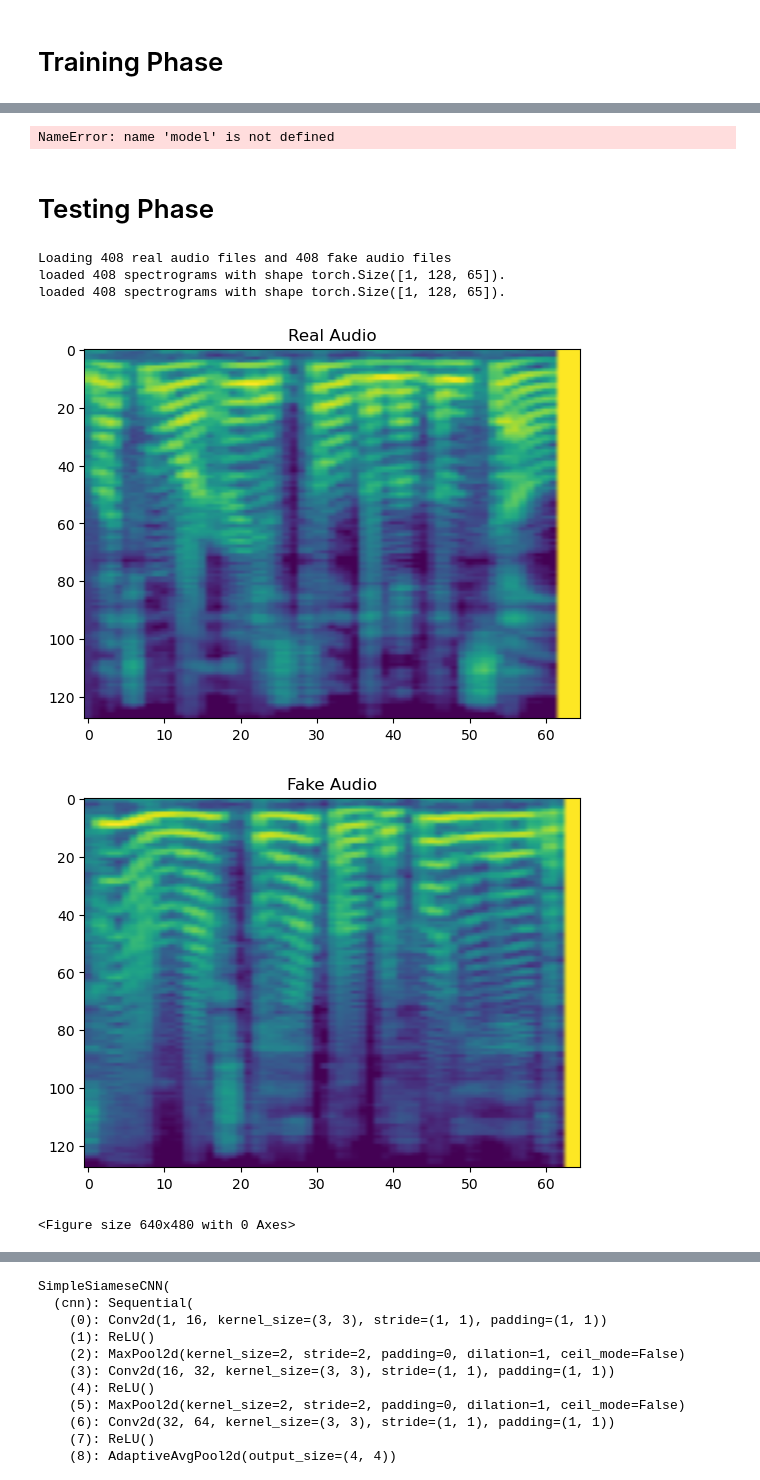
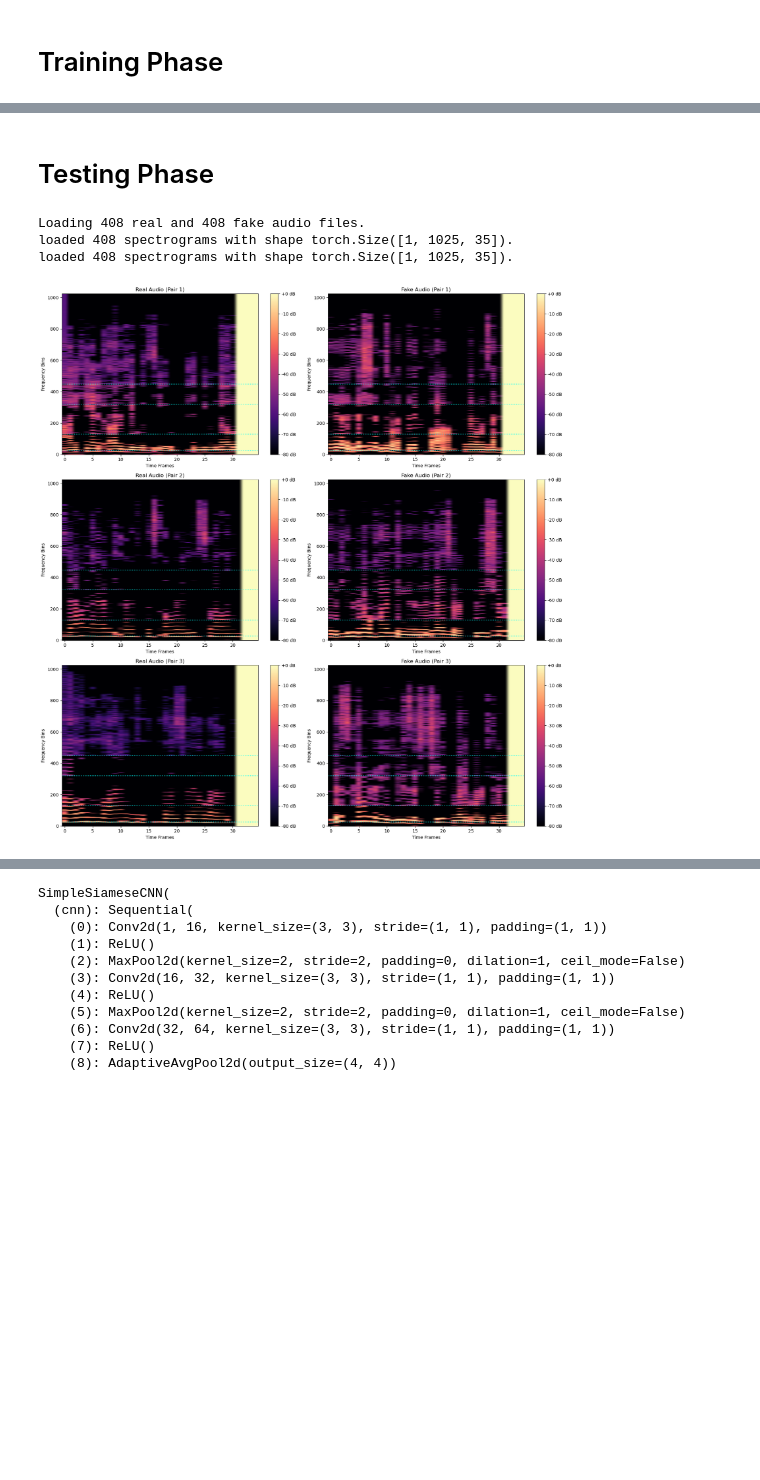
Before and after one commit to JaskiratSudan/deepfake_embeddings, a Jupyter notebook: main.ipynb, the cells around one changed output, grey strips where cells are left out. Drawn from its saved outputs; the diff is of its cells as text; code cells hidden in the pictures; blank space fills up the shorter version.

```diff
--- a/main.ipynb
+++ b/main.ipynb
@@ -101,36 +136,39 @@ all_labels = ['real'] * len(real_audio) + ['fake'] * len(fake_audio)
 embeddings = get_embeddings(model, all_mels, device)
 plot_tsne(embeddings, all_labels, plot_3d=True)
 # %%
-torch.save(model, "models/model0.pth")
+torch.save(model, "models/model_thresh_40db_formant_MLAAD_1.5k.pth")
-# %% [output]
-NameError: name 'model' is not defined
 # %% [markdown]
 # Testing Phase
 # %%
-test_real_audio, test_fake_audio = load_audio_dataset(folder_path='dataset/test', num_items_per_class=2000)
+# real_testing_audio = 'dataset/en_US/by_book/male/elliot_miller/pink_fairy_book/wavs'
+# fake_testing_audio = 'dataset/f5-tts'
+
+real_testing_audio = 'dataset/test/real'
+fake_testing_audio = 'dataset/test/fake'
+
+fixed_length = 35
+num_items_per_class = 1000
+threshold_val = 30
+formant_thresh = True
+
+test_real_audio, test_fake_audio = load_audio_dataset(real_folder_path=real_testing_audio,
+                                            fake_folder_path=fake_testing_audio,
+                                            fixed_length=fixed_length,
+                                            num_items_per_class=num_items_per_class,
+                                            threshold_val=threshold_val,
+                                            formant_thresh=formant_thresh)
 
 print(f"loaded {len(test_real_audio)} spectrograms with shape {test_real_audio[0].shape}.")
 print(f"loaded {len(test_fake_audio)} spectrograms with shape {test_fake_audio[0].shape}.")
 # %% [output]
-Loading 408 real audio files and 408 fake audio files
-loaded 408 spectrograms with shape torch.Size([1, 128, 65]).
-loaded 408 spectrograms with shape torch.Size([1, 128, 65]).
+Loading 408 real and 408 fake audio files.
+loaded 408 spectrograms with shape torch.Size([1, 1025, 35]).
+loaded 408 spectrograms with shape torch.Size([1, 1025, 35]).
 # %%
-audio_num = 12
-
-plt.title('Real Audio')
-plt.imshow(test_real_audio[audio_num].squeeze(0), aspect='auto')
-plt.show()
-
-plt.title('Fake Audio')
-plt.imshow(test_fake_audio[audio_num].squeeze(0), aspect='auto')
-plt.show()
-
-plt.tight_layout()
+num_pairs = 3
+plot_spectrogram_pairs(real_audio_list=test_real_audio, fake_audio_list=test_fake_audio, num_pairs=num_pairs, show_formants=True)
 # %% [output]
-[figure, old version]
+[figure, new version]
-[figure, removed]
-<Figure size 640x480 with 0 Axes>
 # %%
 test_pairs, test_labels, test_classes = make_positive_negative_pairs(test_real_audio, test_fake_audio, num_pairs=800)
 
```
Also changed, not shown: parts of 13 cells of this notebook, 54 other files.
